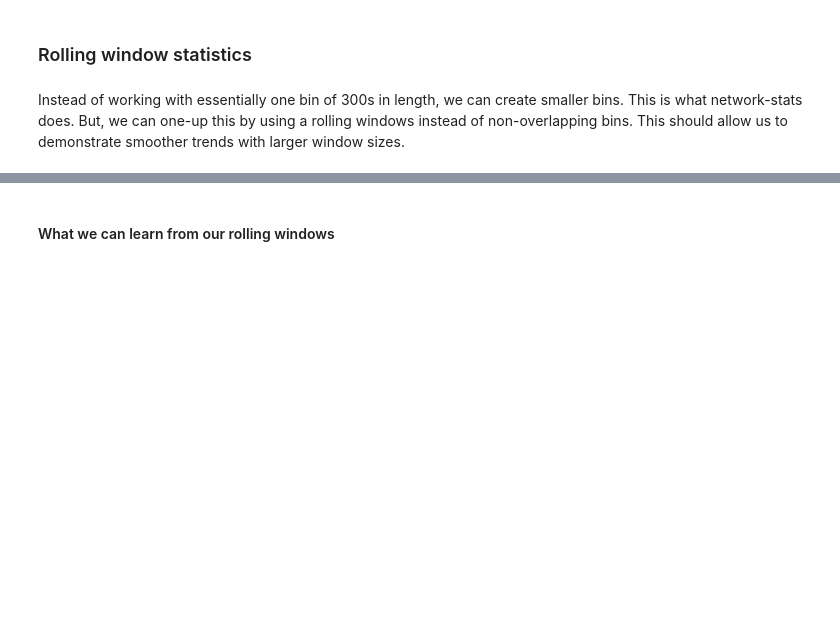
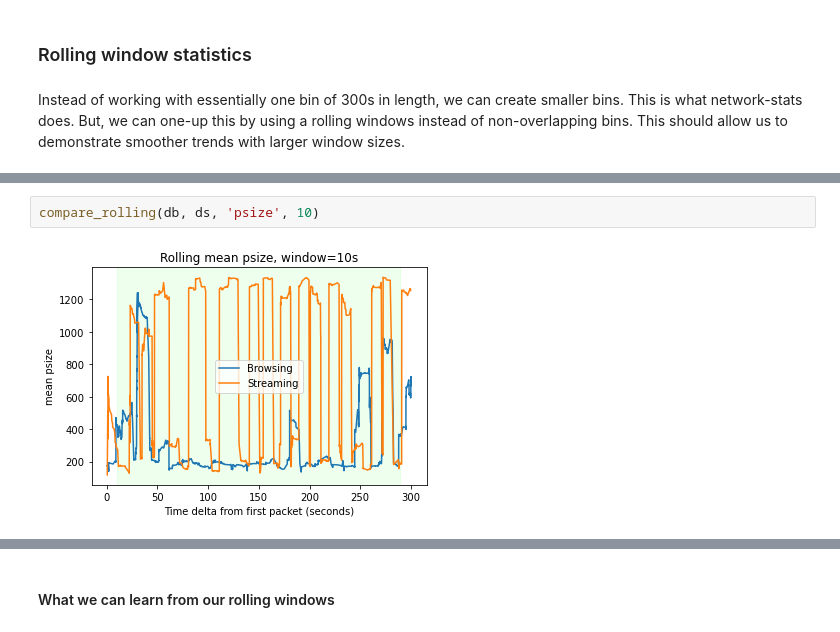
Before and after one commit to parkeraddison/flowpic-replication, a Jupyter notebook: notebooks/3_cleaning-and-features.ipynb, the cells around one changed output, grey strips where cells are left out. Saved outputs shown, nothing was run; the diff lists cells and outputs as text; blank space fills up the shorter version.

Commit message:
Make plot code reusable

```diff
--- a/notebooks/3_cleaning-and-features.ipynb
+++ b/notebooks/3_cleaning-and-features.ipynb
@@ -461,0 +488,4 @@ plt.legend();
+# %%
+compare_rolling(db, ds, 'psize', 10)
+# %% [output]
+[figure, added]
```
Also changed, not shown: parts of 12 cells of this notebook.
